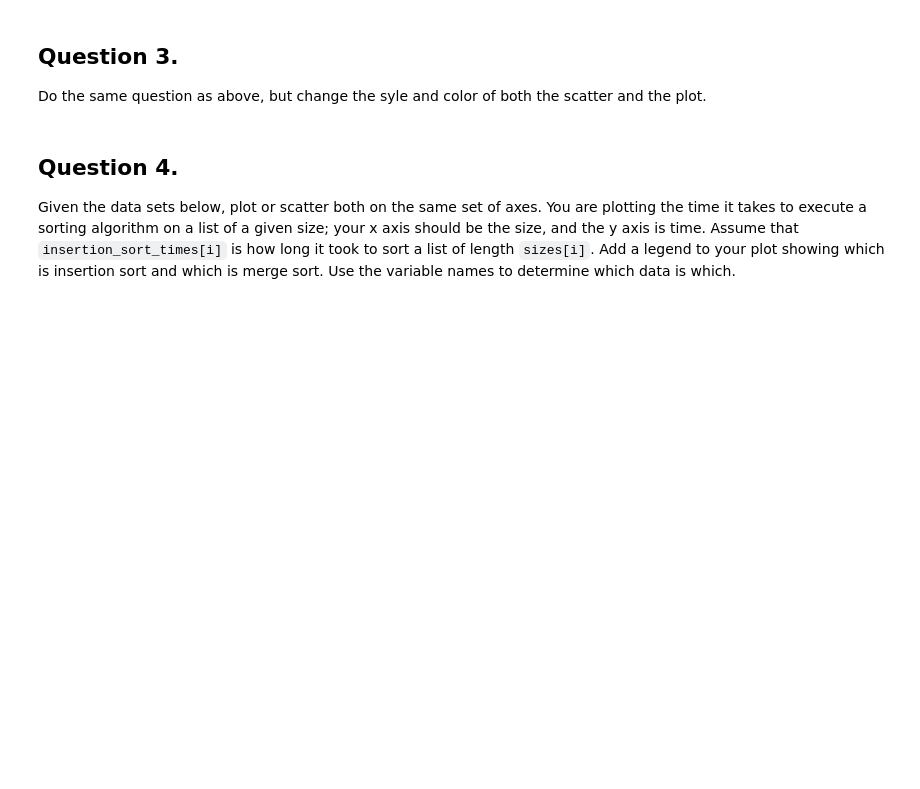
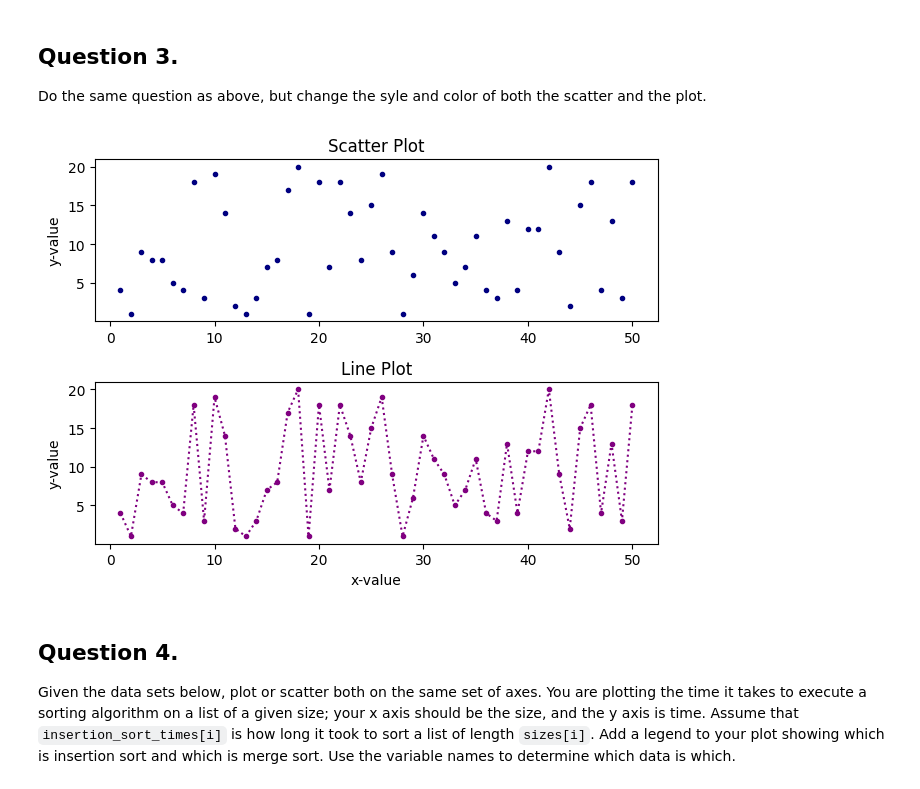
Before and after one commit to Pojetta/module_03, a Jupyter notebook: pyplot.ipynb, the cells around one changed output. Cells and saved outputs as stored; diff of their text form; code cells hidden in the pictures; blank space fills up the shorter version.

```diff
--- a/pyplot.ipynb
+++ b/pyplot.ipynb
@@ -34,6 +73,33 @@ Generate a sequence of at least 5 random numbers (integers are fine), and visual
 ## Question 3.
 
 Do the same question as above, but change the syle and color of both the scatter and the plot.
+# %%
+import matplotlib.pyplot as plt
+import random
+
+# Set seed for reproducibility
+random.seed(42)
+
+data = [random.randint(1, 20) for _ in range(50)]
+x = list(range(1, len(data) + 1))
+
+fig, (ax1, ax2) = plt.subplots(2)
+
+# Scatter plot
+ax1.scatter(x, data, marker='.', color='navy')
+ax1.set_title('Scatter Plot')
+ax1.set_ylabel('y-value')
+
+# Line plot
+ax2.plot(x, data, '.:', color='purple')
+ax2.set_title('Line Plot')
+ax2.set_xlabel('x-value')
+ax2.set_ylabel('y-value')
+
+plt.tight_layout()
+plt.show()
+# %% [output]
+[figure, added]
 # %% [markdown]
 ## Question 4.
 
```
Also changed, not shown: parts of 4 cells of this notebook.
